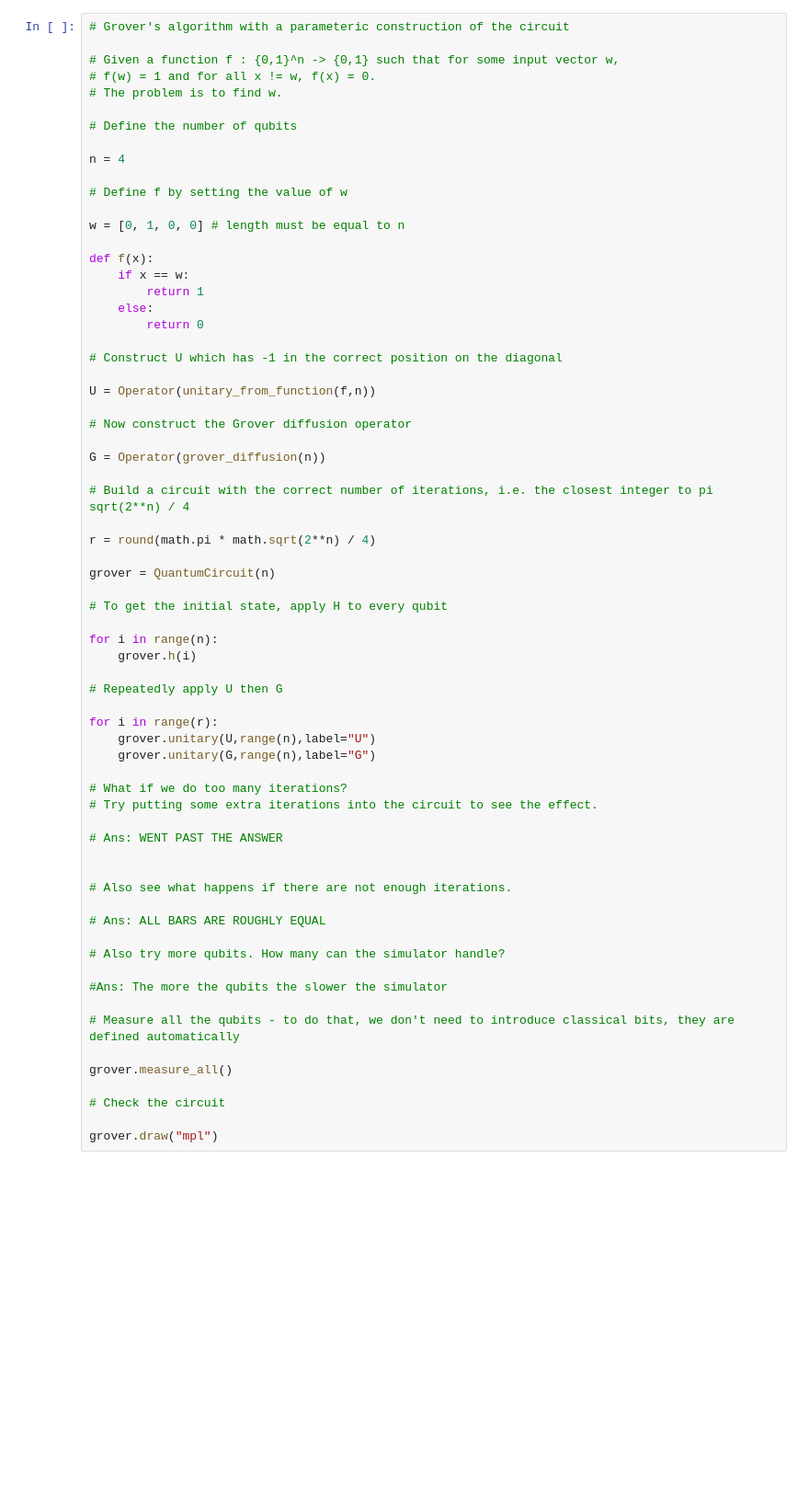
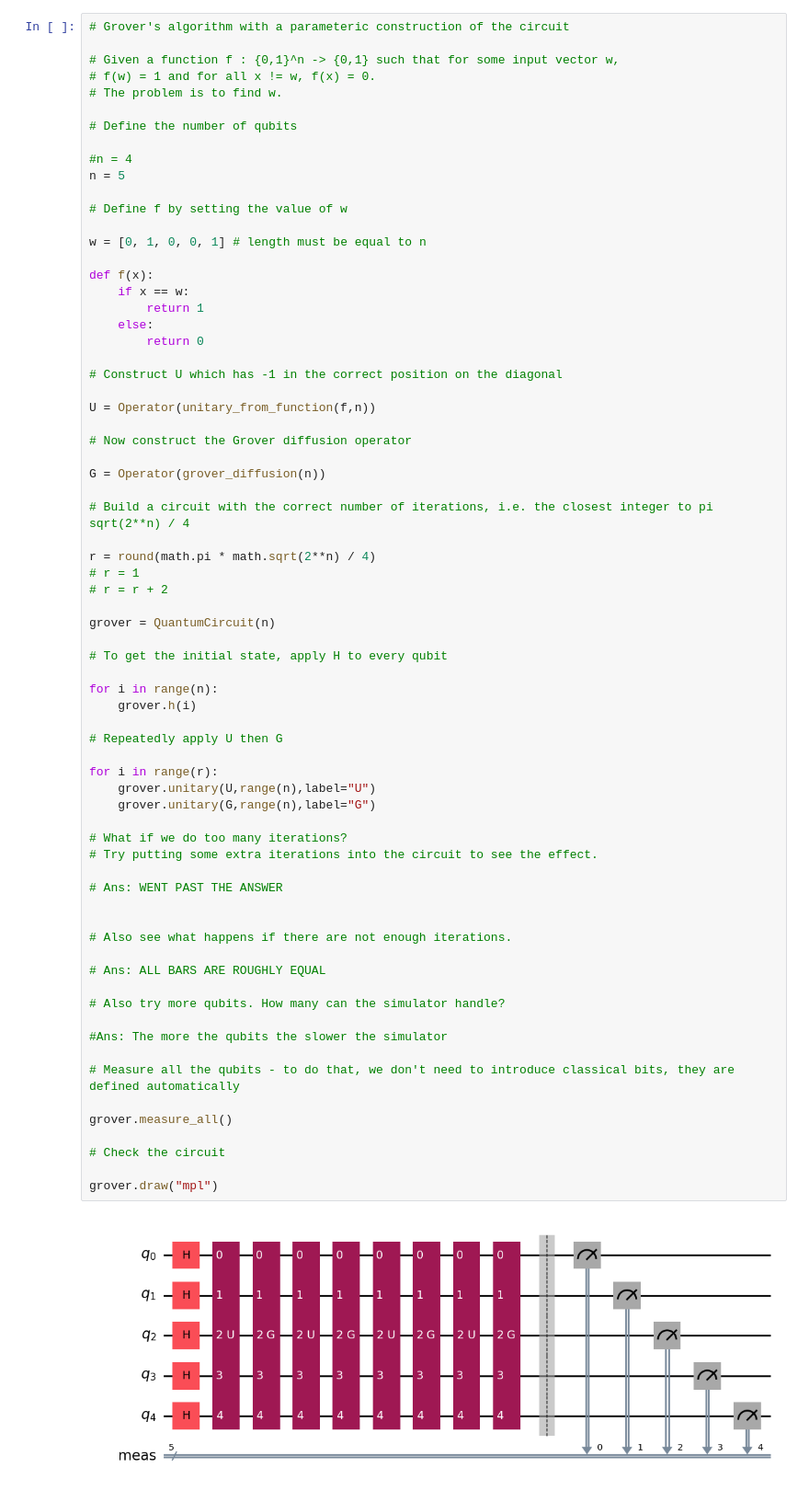
Before and after one commit to jabchup/SIT-UofG-QC, a Jupyter notebook: QC-Lab3-B.ipynb, the cells around one changed output. Shown at 92% size. Cells and saved outputs as stored; diff of their text form; blank space fills up the shorter version.

```diff
--- a/QC-Lab3-B.ipynb
+++ b/QC-Lab3-B.ipynb
@@ -86,11 +104,12 @@ def grover_diffusion(n):
 
 # Define the number of qubits
 
-n = 4
+#n = 4
+n = 5
 
 # Define f by setting the value of w
 
-w = [0, 1, 0, 0] # length must be equal to n
+w = [0, 1, 0, 0, 1] # length must be equal to n
 
 def f(x):
     if x == w:
@@ -109,6 +128,8 @@ G = Operator(grover_diffusion(n))
 # Build a circuit with the correct number of iterations, i.e. the closest integer to pi sqrt(2**n) / 4
 
 r = round(math.pi * math.sqrt(2**n) / 4)
+# r = 1
+# r = r + 2
 
 grover = QuantumCircuit(n)
 
@@ -117,33 +138,35 @@ grover = QuantumCircuit(n)
 for i in range(n):
     grover.h(i)
 
 # Repeatedly apply U then G
 
 for i in range(r):
     grover.unitary(U,range(n),label="U")
     grover.unitary(G,range(n),label="G")
 
 # What if we do too many iterations?
 # Try putting some extra iterations into the circuit to see the effect.
 
 # Ans: WENT PAST THE ANSWER
 
 
 # Also see what happens if there are not enough iterations.
 
 # Ans: ALL BARS ARE ROUGHLY EQUAL
 
 # Also try more qubits. How many can the simulator handle?
 
 #Ans: The more the qubits the slower the simulator
 
 # Measure all the qubits - to do that, we don't need to introduce classical bits, they are defined automatically
 
 grover.measure_all()
 
 # Check the circuit
 
 grover.draw("mpl")
+# %% [output]
+[figure, added]
 # %%
 # Simulate and plot results
 
```
Also changed, not shown: parts of 2 cells of this notebook.
